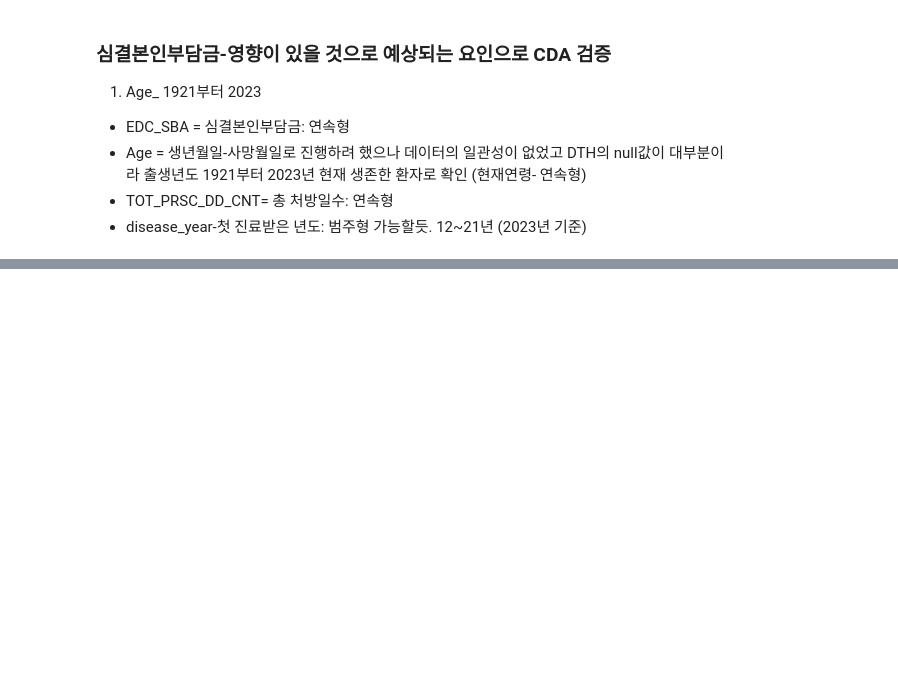
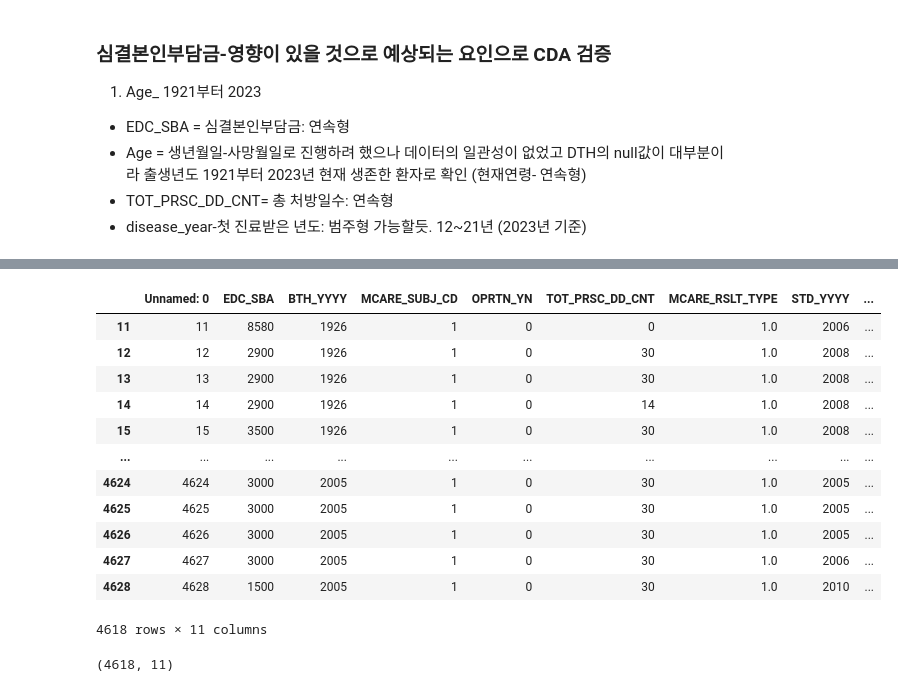
Before and after one commit to KKKKKIKKKK/toy_data_analysiss, a Jupyter notebook: codes/CDA/JoinCollectionNSC2_CDA_SA.ipynb, the cells around one changed output, grey strips where cells are left out. Drawn from its saved outputs; the diff is of its cells as text; code cells hidden in the pictures; blank space fills up the shorter version.

```diff
--- a/codes/CDA/JoinCollectionNSC2_CDA_SA.ipynb
+++ b/codes/CDA/JoinCollectionNSC2_CDA_SA.ipynb
@@ -33,0 +112,22 @@ df_BM ## 고혈압환자들만 select
+# %%
+df_BMA=df_BMA.drop(columns=['DTH_YYYYMM'])
+# %%
+df_BMA
+# %% [output]
+|  | Unnamed: 0 | EDC_SBA | BTH_YYYY | MCARE_SUBJ_CD | OPRTN_YN | TOT_PRSC_DD_CNT | MCARE_RSLT_TYPE | STD_YYYY | ... |
+| 11 | 11 | 8580 | 1926 | 1 | 0 | 0 | 1.0 | 2006 | ... |
+| 12 | 12 | 2900 | 1926 | 1 | 0 | 30 | 1.0 | 2008 | ... |
+| 13 | 13 | 2900 | 1926 | 1 | 0 | 30 | 1.0 | 2008 | ... |
+| 14 | 14 | 2900 | 1926 | 1 | 0 | 14 | 1.0 | 2008 | ... |
+| 15 | 15 | 3500 | 1926 | 1 | 0 | 30 | 1.0 | 2008 | ... |
+| ... | ... | ... | ... | ... | ... | ... | ... | ... | ... |
+| 4624 | 4624 | 3000 | 2005 | 1 | 0 | 30 | 1.0 | 2005 | ... |
+| 4625 | 4625 | 3000 | 2005 | 1 | 0 | 30 | 1.0 | 2005 | ... |
+| 4626 | 4626 | 3000 | 2005 | 1 | 0 | 30 | 1.0 | 2005 | ... |
+| 4627 | 4627 | 3000 | 2005 | 1 | 0 | 30 | 1.0 | 2006 | ... |
+| 4628 | 4628 | 1500 | 2005 | 1 | 0 | 30 | 1.0 | 2010 | ... |
+4618 rows × 11 columns
+# %%
+df_BMA.shape
+# %% [output]
+(4618, 11)
```
Also changed, not shown: parts of 27 cells of this notebook, 1 other file.
